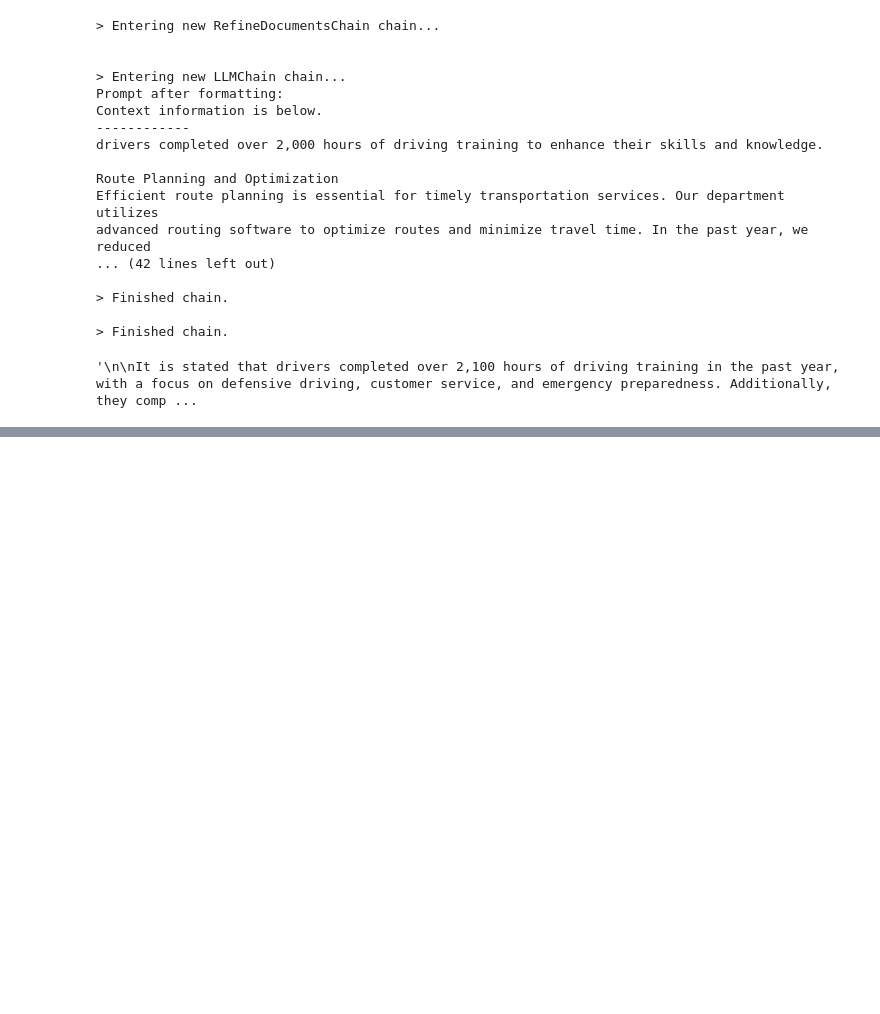
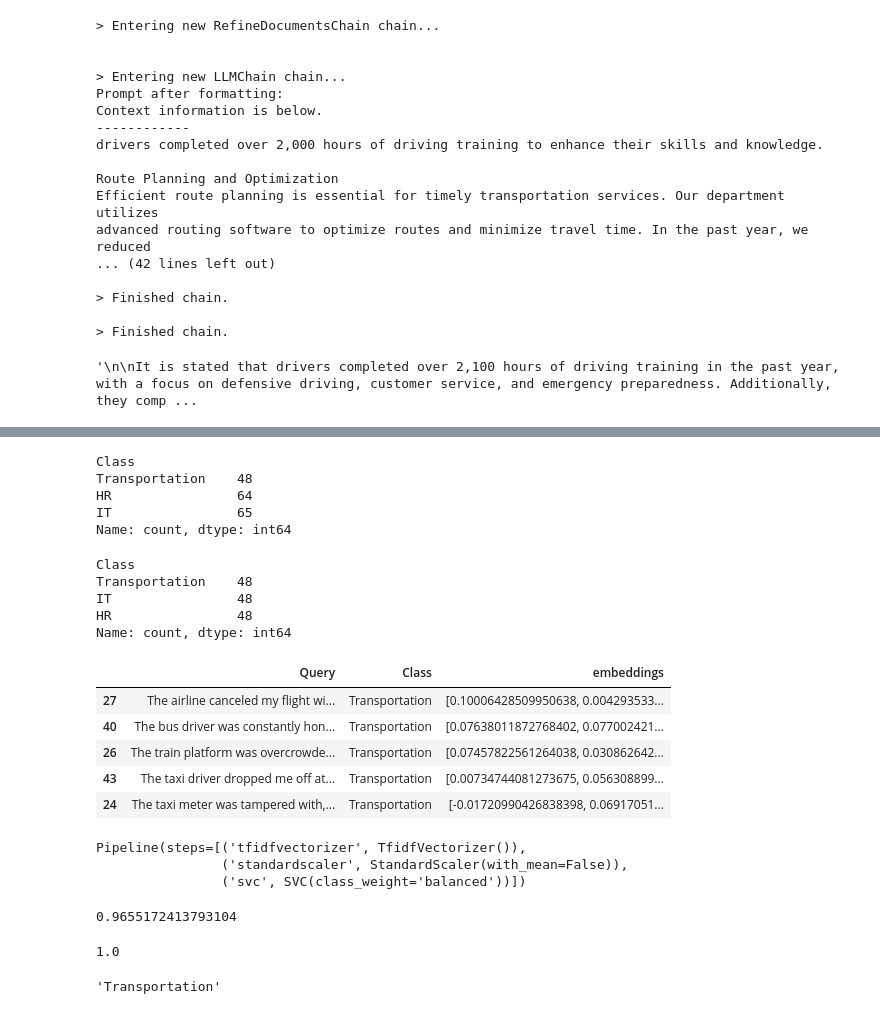
Before and after one commit to aman-sharma7m/Project-Automatic-Ticket-Classification-Tool, a Jupyter notebook: notebook.ipynb, the cells around one changed output, grey strips where cells are left out. Cells and saved outputs as stored; diff of their text form; code cells hidden in the pictures; blank space fills up the shorter version.

Commit message:
model building added

```diff
--- a/notebook.ipynb
+++ b/notebook.ipynb
@@ -125,0 +133,3 @@ advanced routing software to optimize routes and minimize travel time. In the pa
+# %%
+data=pd.read_csv('./data/Tickets.csv',names=['Query','Class'])
+data.head()
@@ -125,0 +143,42 @@ advanced routing software to optimize routes and minimize travel time. In the pa
+# %%
+data.Class.value_counts(ascending=True)
+# %% [output]
+Class
+Transportation    48
+HR                64
+IT                65
+Name: count, dtype: int64
+# %%
+#select equal samples preprocessing
+
+sample_data=[]
+
+#getting count for samples
+min_sample_value=data.Class.value_counts(ascending=True).values[0]
+
+for cls in data.Class.unique():
+  cls_data=data[data['Class']==cls]
+
+  sample_class_data=cls_data.sample(n=min_sample_value,random_state=42)
+
+  sample_data.append(sample_class_data)
+
+
+sample_df=pd.concat(sample_data)
+sample_df['embeddings']=sample_df['Query'].apply(lambda x:embedding.embed_query(x))
+sample_df.Class.value_counts()
+# %% [output]
+Class
+Transportation    48
+IT                48
+HR                48
+Name: count, dtype: int64
+# %%
+sample_df.head()
+# %% [output]
+|  | Query | Class | embeddings |
+| 27 | The airline canceled my flight wi... | Transportation | [0.10006428509950638, 0.004293533... |
+| 40 | The bus driver was constantly hon... | Transportation | [0.07638011872768402, 0.077002421... |
+| 26 | The train platform was overcrowde... | Transportation | [0.07457822561264038, 0.030862642... |
+| 43 | The taxi driver dropped me off at... | Transportation | [0.00734744081273675, 0.056308899... |
+| 24 | The taxi meter was tampered with,... | Transportation | [-0.01720990426838398, 0.06917051... |
@@ -125,0 +190,34 @@ advanced routing software to optimize routes and minimize travel time. In the pa
+# %%
+# training model
+from sklearn.pipeline import make_pipeline
+from sklearn.feature_extraction.text import TfidfVectorizer
+
+
+pipeline=make_pipeline(TfidfVectorizer(),StandardScaler(with_mean=False), SVC(class_weight='balanced'))
+
+pipeline.fit(x_train,y_train)
+# %% [output]
+Pipeline(steps=[('tfidfvectorizer', TfidfVectorizer()),
+                ('standardscaler', StandardScaler(with_mean=False)),
+                ('svc', SVC(class_weight='balanced'))])
+# %%
+pipeline.score(x_test,y_test)
+# %% [output]
+0.9655172413793104
+# %%
+# another approach
+x_train,x_test,y_train,y_test=train_test_split(list(sample_df['embeddings']),list(sample_df['Class']),test_size=0.2,random_state=42)
+
+pipeline=make_pipeline(StandardScaler(), SVC(class_weight='balanced'))
+
+pipeline.fit(x_train,y_train)
+
+pipeline.score(x_test,y_test)
+# %% [output]
+1.0
+# %%
+query='Rude driver with scary driving'
+query_embedd=embedding.embed_query(query)
+pipeline.predict([query_embedd])[0]
+# %% [output]
+'Transportation'
```
Also changed, not shown: parts of 5 cells of this notebook, 5 other files.
